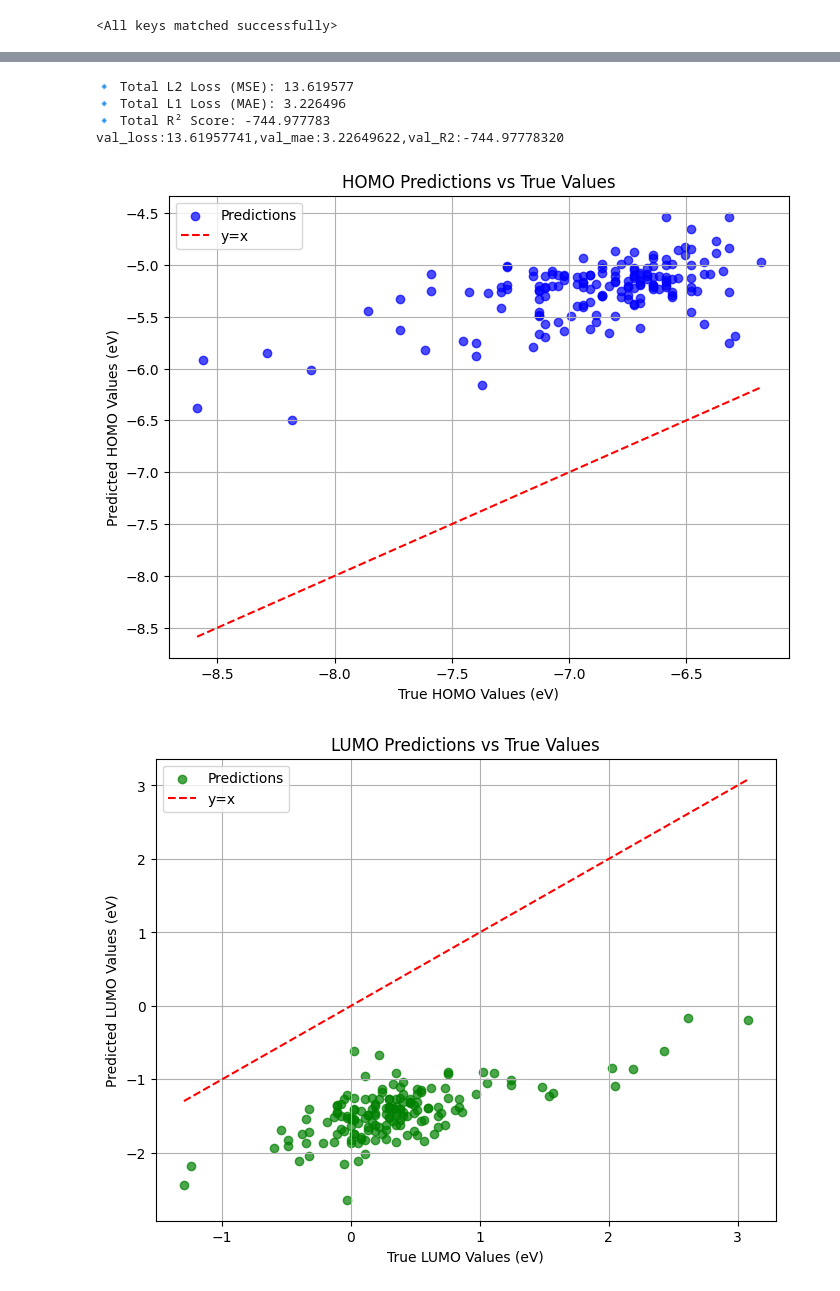
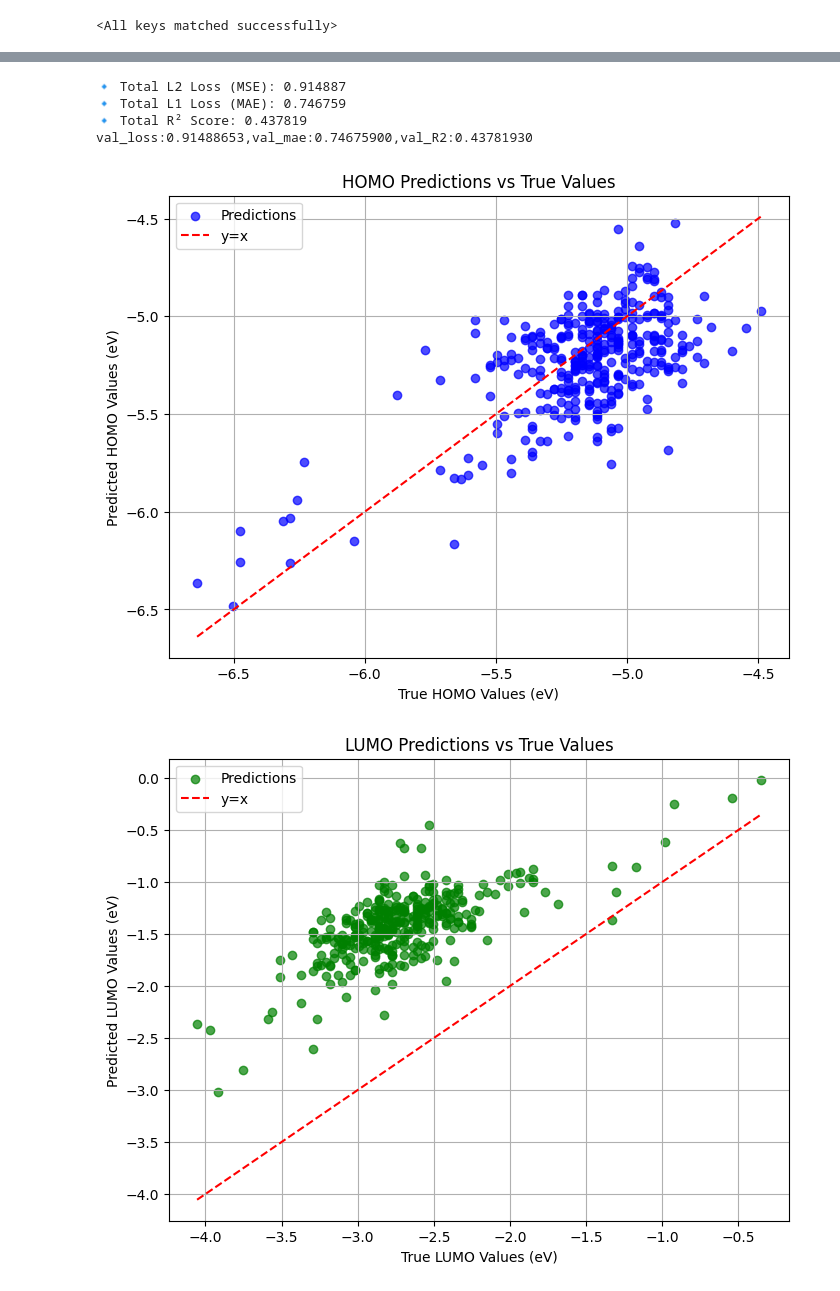
Before and after one commit to aimat-lab/dyn-detanet, a Jupyter notebook: code/calculate_homo_Harvard_FAIL.ipynb, the cells around one changed output, grey strips where cells are left out. Cells and saved outputs as stored; diff of their text form; code cells hidden in the pictures.

Commit message:
Update with new HarvardOPV

```diff
--- a/code/calculate_homo_Harvard_FAIL.ipynb
+++ b/code/calculate_homo_Harvard_FAIL.ipynb
@@ -1,31 +1,42 @@
 # %%
+import copy
+import os.path as osp
 import csv
-import torch
+
 import utils as ut
+
+import torch.nn as nn
+import torch.nn.functional as F
+from torch.nn import GRU, Linear, ReLU, Sequential
+
+import torch_geometric.transforms as T
 from torch_geometric.data import Data
 from torch_geometric.loader import DataLoader
+from torch_geometric.loader import DataLoader
+from torch_geometric.nn import NNConv, Set2Set
+from torch_geometric.utils import remove_self_loops
+import torch_geometric
 
-
+from detanet_model import *
 # File path (replace with the actual file path)
-csv_path = "/media/maria/work_space/capsule-3259363/data/HarvardOPV_40.csv" #data/HarvardOPV_40.csv"
+csv_path = "/media/maria/work_space/capsule-3259363/data/HarvardOPV_revised.csv" #data/HarvardOPV_40.csv"
 
 # Open the CSV file and process it
-eval_dataset = []
+dataset = []
 with open(csv_path, newline='', encoding='utf-8') as csvfile:
     csv_reader = csv.reader(csvfile, delimiter=',')
 
     # Read the header to identify column indices
     header = next(csv_reader)
-    smiles_idx = header.index("smiles")
-    homo_idx = header.index("homo")
-    lumo_idx = header.index("lumo")
+    smiles_idx = header.index("SMILES")
+    homo_idx = header.index("HOMO(eV)")
+    lumo_idx = header.index("LUMO(eV)")
 
     # Read each row
     for row in csv_reader:
         smiles = row[smiles_idx]
-        homo = torch.tensor([float(row[homo_idx])], dtype=torch.float)  # Extract HOMO energy level
+        homo = torch.tensor([float(row[homo_idx])], dtype=torch.float)
         lumo = torch.tensor([float(row[lumo_idx])], dtype=torch.float32)
-
         # Convert SMILES to molecular graph
         graph_data = ut.smiles_to_graph(smiles)
         if graph_data is None:
@@ -40,5 +51,5 @@ with open(csv_path, newline='', encoding='utf-8') as csvfile:
             y=torch.tensor([homo, lumo], dtype=torch.float32),  # Polarizability tensor (target)
         )
 
-        eval_dataset.append(data_entry)
+        dataset.append(data_entry)
 # %% [output]
@@ -64,15 +75,15 @@ def filter_dataset(dataset):
     return filtered_dataset
 
 # Apply filtering to eval_dataset
-filtered_eval_dataset = filter_dataset(eval_dataset)
+filtered_eval_dataset = filter_dataset(dataset)
 
 # Print how many molecules were removed
-print(f"Original dataset size: {len(eval_dataset)}")
+print(f"Original dataset size: {len(dataset)}")
 print(f"Filtered dataset size: {len(filtered_eval_dataset)}")
 
 # Create DataLoader for evaluation
-eval_loader = DataLoader(eval_dataset, batch_size=1, shuffle=False)
+eval_loader = DataLoader(dataset, batch_size=1, shuffle=False)
 
 # Print first molecule in the dataset
-print(eval_dataset[0])
+print(dataset[0])
 # %% [output]
@@ -113,5 +124,6 @@ trained_model.load_state_dict(state_dict=state_dict)
 # %%
 for batch in eval_loader:
     print("Atomic numbers in batch:", batch.z.tolist())
+    break
       # Print only the first batch
 # %% [output]
@@ -177,8 +173,8 @@ true_values = torch.cat(true_values, dim=0).cpu()  # Shape: [num_samples, 2]
 predictions = torch.cat(predictions, dim=0).cpu()  # Shape: [num_samples, 2]
 
 # Separate HOMO and LUMO values
-true_homo_values = true_values[:, 0] * 27  # Convert to eV
-true_lumo_values = true_values[:, 1] * 27  # Convert to eV
+true_homo_values = true_values[:, 0]  # Convert to eV
+true_lumo_values = true_values[:, 1]  # Convert to eV
 predictions_homo_values = predictions[:, 0]
 predictions_lumo_values = predictions[:, 1]
 
@@ -188,36 +184,36 @@ total_l1_loss = l1loss(predictions, true_values).item()  # MAE
 total_r2 = R2(predictions, true_values).item()  # R² Score
 
 # **📌 Print total loss values**
 print(f"🔹 Total L2 Loss (MSE): {total_l2_loss:.6f}")
 print(f"🔹 Total L1 Loss (MAE): {total_l1_loss:.6f}")
 print(f"🔹 Total R² Score: {total_r2:.6f}")
 print("val_loss:{:.8f},val_mae:{:.8f},val_R2:{:.8f}".format(total_l2_loss, total_l1_loss, total_r2))
 
 # **🔵 Plot HOMO results**
 plt.figure(figsize=(8, 6))
 plt.scatter(true_homo_values, predictions_homo_values, c='blue', alpha=0.7, label='Predictions')
 plt.plot([min(true_homo_values), max(true_homo_values)], [min(true_homo_values), max(true_homo_values)], color='red', linestyle='--', label='y=x')
 plt.xlabel('True HOMO Values (eV)')
 plt.ylabel('Predicted HOMO Values (eV)')
 plt.title('HOMO Predictions vs True Values')
 plt.legend()
 plt.grid(True)
 plt.show()
 
 # **🟢 Plot LUMO results**
 plt.figure(figsize=(8, 6))
 plt.scatter(true_lumo_values, predictions_lumo_values, c='green', alpha=0.7, label='Predictions')
 plt.plot([min(true_lumo_values), max(true_lumo_values)], [min(true_lumo_values), max(true_lumo_values)], color='red', linestyle='--', label='y=x')
 plt.xlabel('True LUMO Values (eV)')
 plt.ylabel('Predicted LUMO Values (eV)')
 plt.title('LUMO Predictions vs True Values')
 plt.legend()
 plt.grid(True)
 plt.show()
 # %% [output]
-🔹 Total L2 Loss (MSE): 13.619577
-🔹 Total L1 Loss (MAE): 3.226496
-🔹 Total R² Score: -744.977783
-val_loss:13.61957741,val_mae:3.22649622,val_R2:-744.97778320
+🔹 Total L2 Loss (MSE): 0.914887
+🔹 Total L1 Loss (MAE): 0.746759
+🔹 Total R² Score: 0.437819
+val_loss:0.91488653,val_mae:0.74675900,val_R2:0.43781930
-[figure, old version]
+[figure, new version]
-[figure, old version]
+[figure, new version]
```
Also changed, not shown: parts of 3 cells of this notebook, 7 other files.
